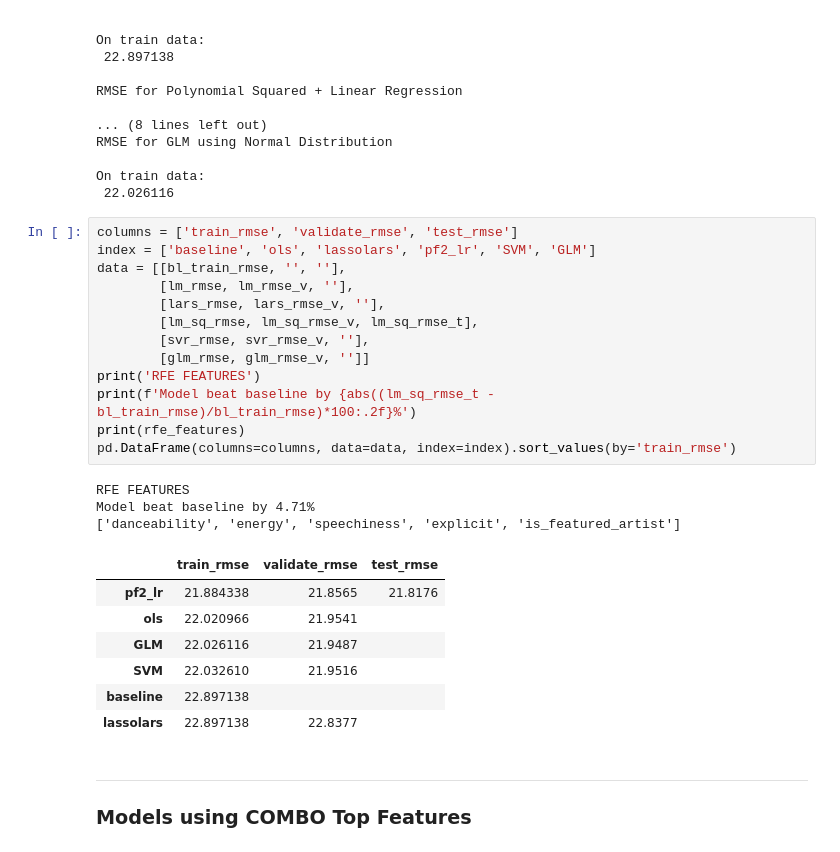
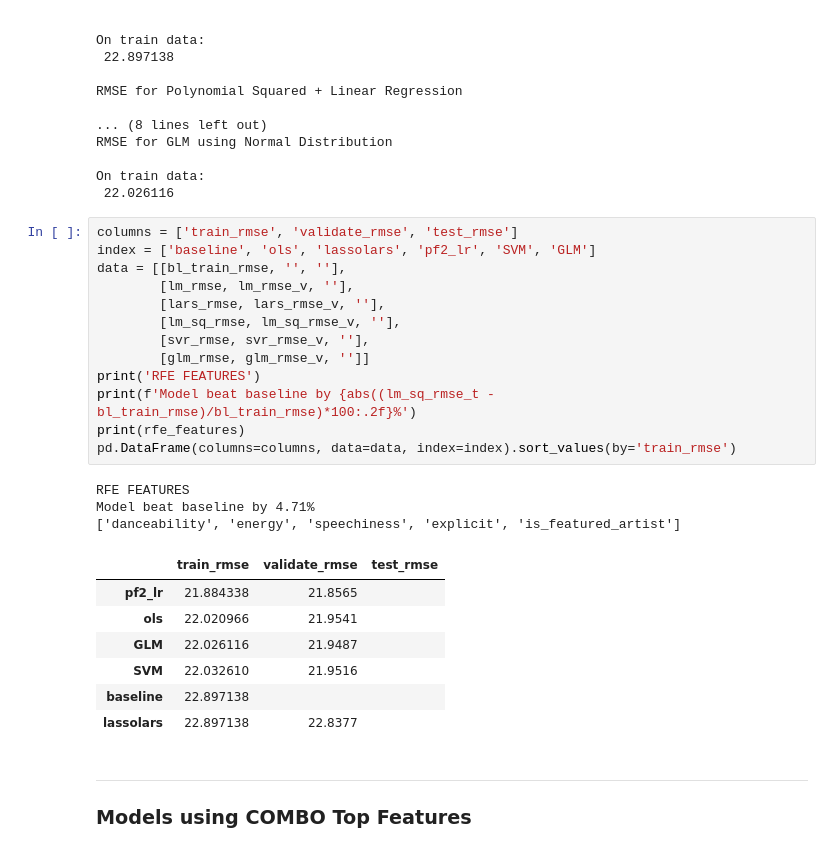
Before and after one commit to SpotiScryers/SpotiScry, a Jupyter notebook: brandon_modeling.ipynb, the cells around one changed output. Saved outputs shown, nothing was run; the diff lists cells and outputs as text.

```diff
--- a/brandon_modeling.ipynb
+++ b/brandon_modeling.ipynb
@@ -432,22 +404,22 @@ On train data:
 # %%
 columns = ['train_rmse', 'validate_rmse', 'test_rmse']
 index = ['baseline', 'ols', 'lassolars', 'pf2_lr', 'SVM', 'GLM']
 data = [[bl_train_rmse, '', ''],
         [lm_rmse, lm_rmse_v, ''],
         [lars_rmse, lars_rmse_v, ''],
-        [lm_sq_rmse, lm_sq_rmse_v, lm_sq_rmse_t],
+        [lm_sq_rmse, lm_sq_rmse_v, ''],
         [svr_rmse, svr_rmse_v, ''],
         [glm_rmse, glm_rmse_v, '']]
 print('RFE FEATURES')
 print(f'Model beat baseline by {abs((lm_sq_rmse_t - bl_train_rmse)/bl_train_rmse)*100:.2f}%')
 print(rfe_features)
 pd.DataFrame(columns=columns, data=data, index=index).sort_values(by='train_rmse')
 # %% [output]
 RFE FEATURES
 Model beat baseline by 4.71%
 ['danceability', 'energy', 'speechiness', 'explicit', 'is_featured_artist']
 |  | train_rmse | validate_rmse | test_rmse |
-| pf2_lr | 21.884338 | 21.8565 | 21.8176 |
+| pf2_lr | 21.884338 | 21.8565 |  |
 | ols | 22.020966 | 21.9541 |  |
 | GLM | 22.026116 | 21.9487 |  |
 | SVM | 22.032610 | 21.9516 |  |
```
Also changed, not shown: parts of 39 cells of this notebook.
